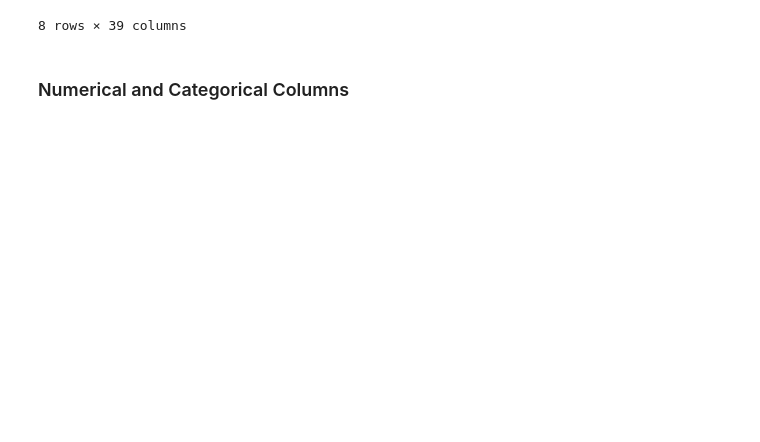
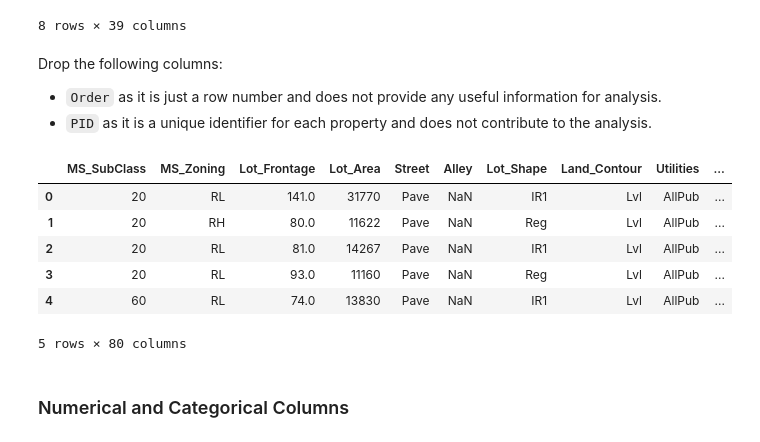
Before and after one commit to mebre7/house-price-predictor-mlops, a Jupyter notebook: notebooks/01_eda_and_baseline.ipynb, the cells around one changed output. Drawn from its saved outputs; the diff is of its cells as text; code cells hidden in the pictures; blank space fills up the shorter version.

```diff
--- a/notebooks/01_eda_and_baseline.ipynb
+++ b/notebooks/01_eda_and_baseline.ipynb
@@ -115,5 +130,23 @@ df.describe()
 | 75% | 2197.75000 | 9.071811e+08 | 70.000000 | 80.000000 | 11555.250000 | 7.000000 | 6.000000 | 2001.000000 | ... |
 | max | 2930.00000 | 1.007100e+09 | 190.000000 | 313.000000 | 215245.000000 | 10.000000 | 9.000000 | 2010.000000 | ... |
 8 rows × 39 columns
+# %% [markdown]
+Drop the following columns:
+
+- `Order` as it is just a row number and does not provide any useful information for analysis.
+- `PID` as it is a unique identifier for each property and does not contribute to the analysis.
+# %%
+PID = df['PID']
+df = df.drop(['PID', 'Order'], axis=1)
+# %%
+df.head()
+# %% [output]
+|  | MS_SubClass | MS_Zoning | Lot_Frontage | Lot_Area | Street | Alley | Lot_Shape | Land_Contour | Utilities | ... |
+| 0 | 20 | RL | 141.0 | 31770 | Pave | NaN | IR1 | Lvl | AllPub | ... |
+| 1 | 20 | RH | 80.0 | 11622 | Pave | NaN | Reg | Lvl | AllPub | ... |
+| 2 | 20 | RL | 81.0 | 14267 | Pave | NaN | IR1 | Lvl | AllPub | ... |
+| 3 | 20 | RL | 93.0 | 11160 | Pave | NaN | Reg | Lvl | AllPub | ... |
+| 4 | 60 | RL | 74.0 | 13830 | Pave | NaN | IR1 | Lvl | AllPub | ... |
+5 rows × 80 columns
 # %% [markdown]
 ### Numerical and Categorical Columns
```
Also changed, not shown: parts of 63 cells of this notebook, 2 other files.
